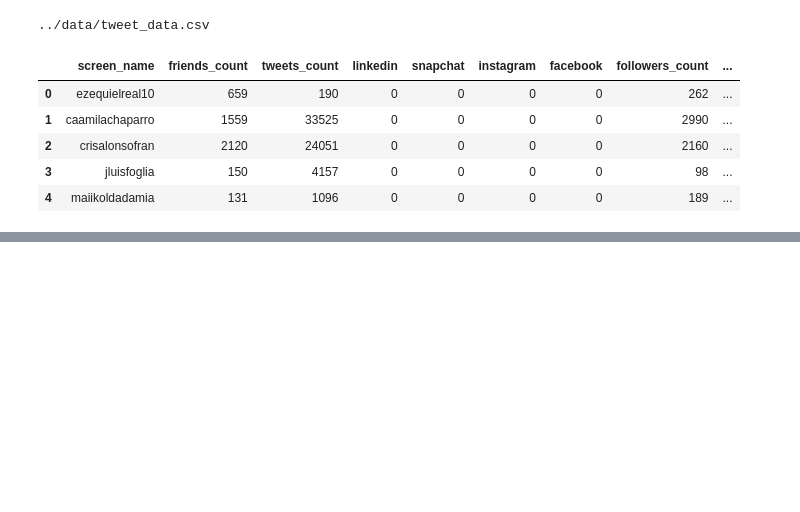
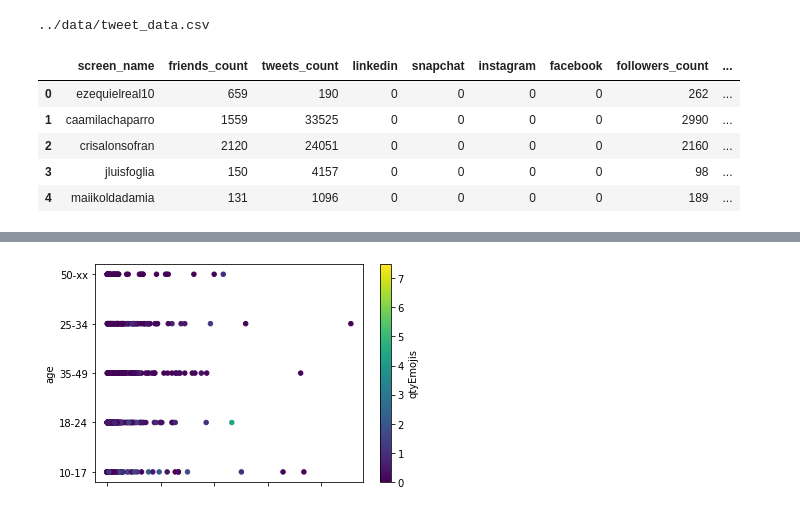
Before and after one commit to LucianoRufo/ObligatorioMachineLearning, a Jupyter notebook: src/agepredictor.ipynb, the cells around one changed output, grey strips where cells are left out. Drawn from its saved outputs; the diff is of its cells as text; code cells hidden in the pictures; blank space fills up the shorter version.

```diff
--- a/src/agepredictor.ipynb
+++ b/src/agepredictor.ipynb
@@ -24,0 +45,7 @@ tweet_data.head()
+# %%
+scatter = tweet_data.plot.scatter(x='qtyHashtags',
+                      y='age',
+                      c='qtyEmojis',
+                      colormap='viridis')
+# %% [output]
+[figure, added]
```
Also changed, not shown: parts of 4 cells of this notebook.
